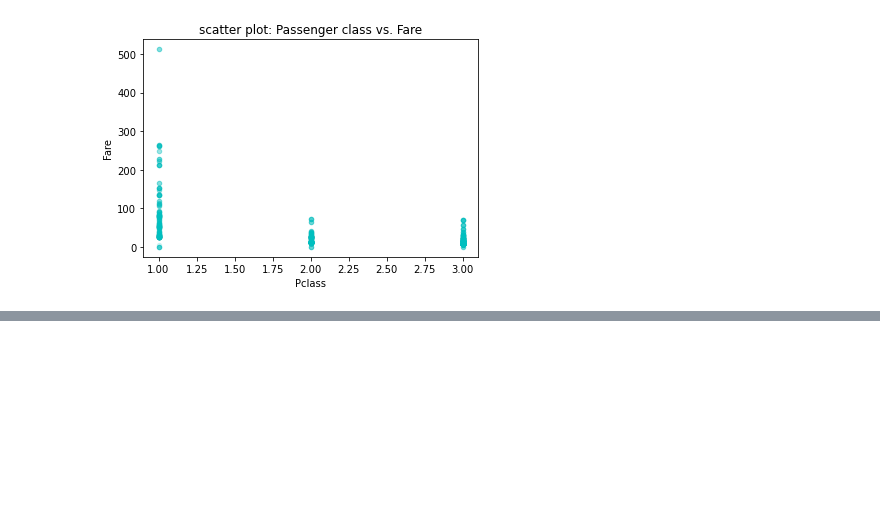
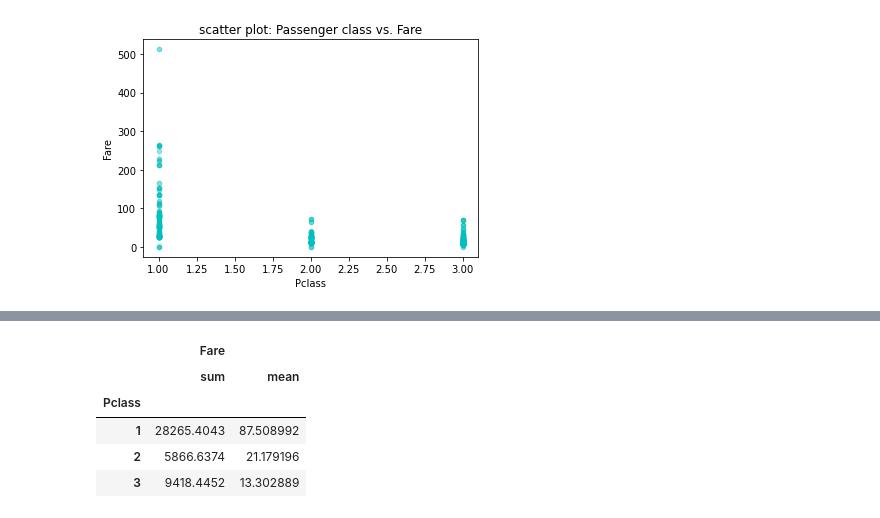
Before and after one commit to biljana-zobenica/titanic, a Jupyter notebook: notebooks/2.0-bz-exploring-processing-data.ipynb, the cells around one changed output, grey strips where cells are left out. Saved outputs shown, nothing was run; the diff lists cells and outputs as text; code cells hidden in the pictures; blank space fills up the shorter version.

```diff
--- a/notebooks/2.0-bz-exploring-processing-data.ipynb
+++ b/notebooks/2.0-bz-exploring-processing-data.ipynb
@@ -393,0 +460,11 @@ df.plot.scatter(x='Pclass', y='Fare', color='c', title='scatter plot: Passenger
+# %%
+df.groupby(['Pclass']).agg({
+    'Fare' : {'sum', 'mean'}
+})
+# %% [output]
+|  | Fare |  |
+|  | sum | mean |
+| Pclass |  |  |
+| 1 | 28265.4043 | 87.508992 |
+| 2 | 5866.6374 | 21.179196 |
+| 3 | 9418.4452 | 13.302889 |
```
Also changed, not shown: parts of 10 cells of this notebook.
